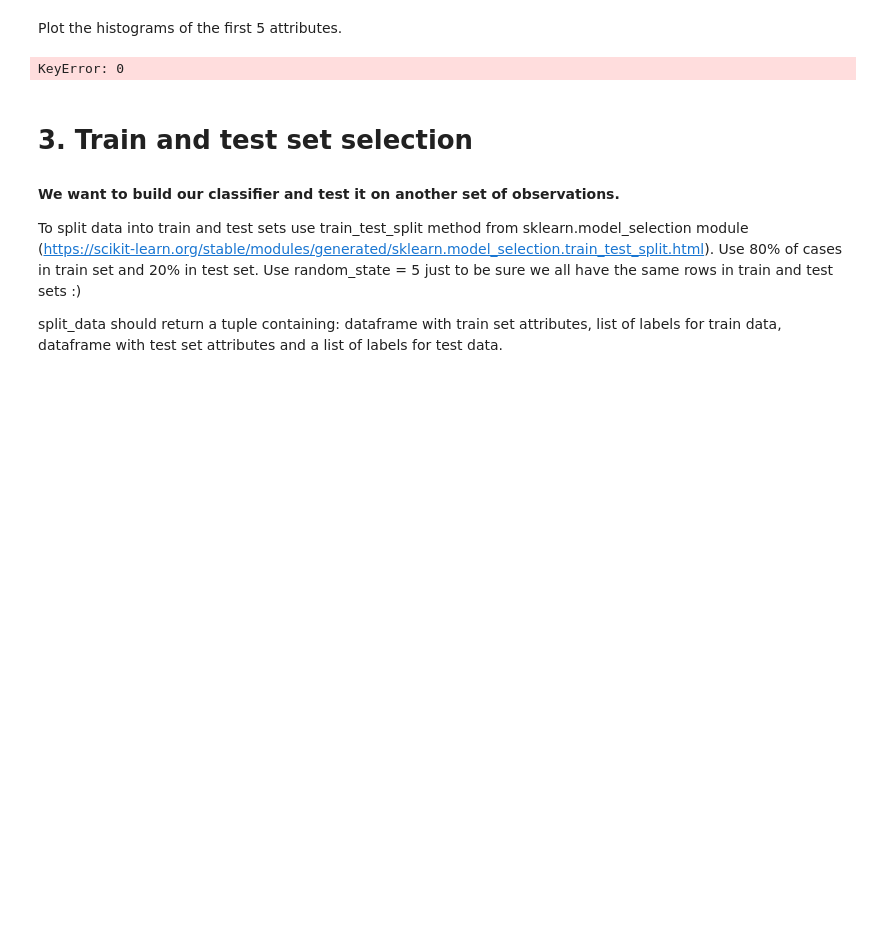
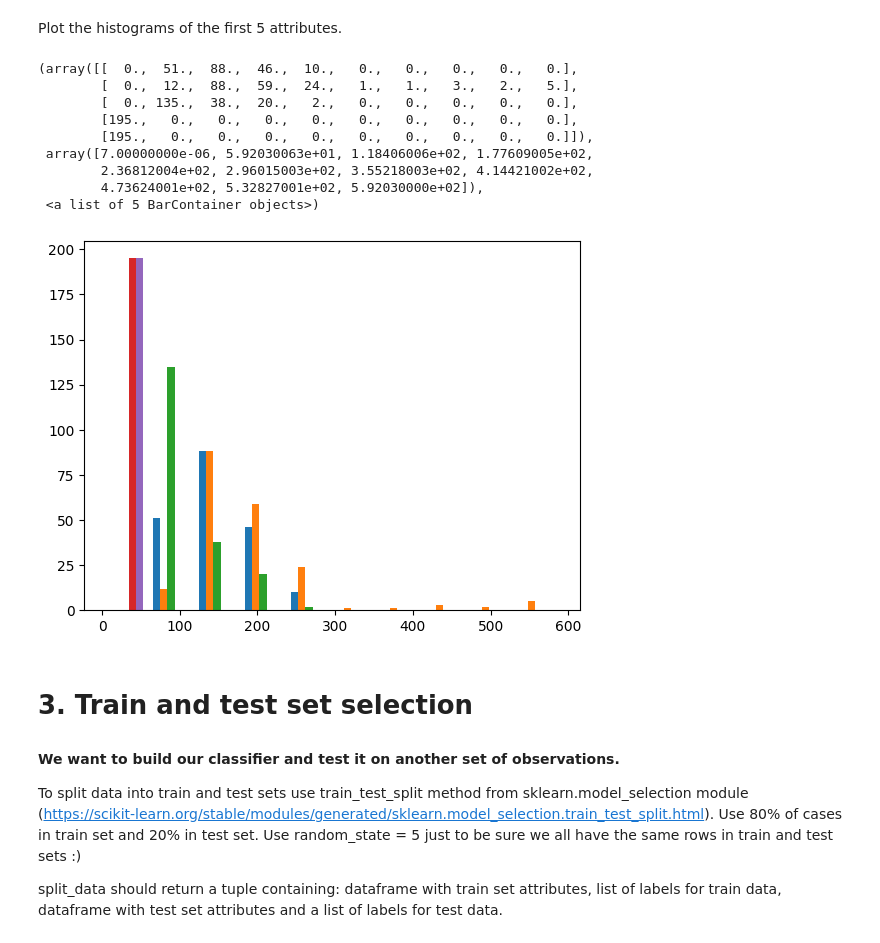
Before and after one commit to KotZPolibudy/NN-ML-zadanka, a Jupyter notebook: Lab 4 - k-NN i scikit-learn/Exercices_knn.ipynb, the cells around one changed output. Drawn from its saved outputs; the diff is of its cells as text; code cells hidden in the pictures; blank space fills up the shorter version.

```diff
--- a/Lab 4 - k-NN i scikit-learn/Exercices_knn.ipynb
+++ b/Lab 4 - k-NN i scikit-learn/Exercices_knn.ipynb
@@ -80,9 +81,18 @@ plt.hist(data_Y)
 # %% [markdown]
 Plot the histograms of the first 5 attributes.
 # %%
-plt.hist(data_X[0])
+plt.hist(data_X.iloc[:, :5])
 # %% [output]
-KeyError: 0
+(array([[  0.,  51.,  88.,  46.,  10.,   0.,   0.,   0.,   0.,   0.],
+        [  0.,  12.,  88.,  59.,  24.,   1.,   1.,   3.,   2.,   5.],
+        [  0., 135.,  38.,  20.,   2.,   0.,   0.,   0.,   0.,   0.],
+        [195.,   0.,   0.,   0.,   0.,   0.,   0.,   0.,   0.,   0.],
+        [195.,   0.,   0.,   0.,   0.,   0.,   0.,   0.,   0.,   0.]]),
+ array([7.00000000e-06, 5.92030063e+01, 1.18406006e+02, 1.77609005e+02,
+        2.36812004e+02, 2.96015003e+02, 3.55218003e+02, 4.14421002e+02,
+        4.73624001e+02, 5.32827001e+02, 5.92030000e+02]),
+ <a list of 5 BarContainer objects>)
+[figure, added]
 # %% [markdown]
 # 3. Train and test set selection
 
```
Also changed, not shown: parts of 2 cells of this notebook.
